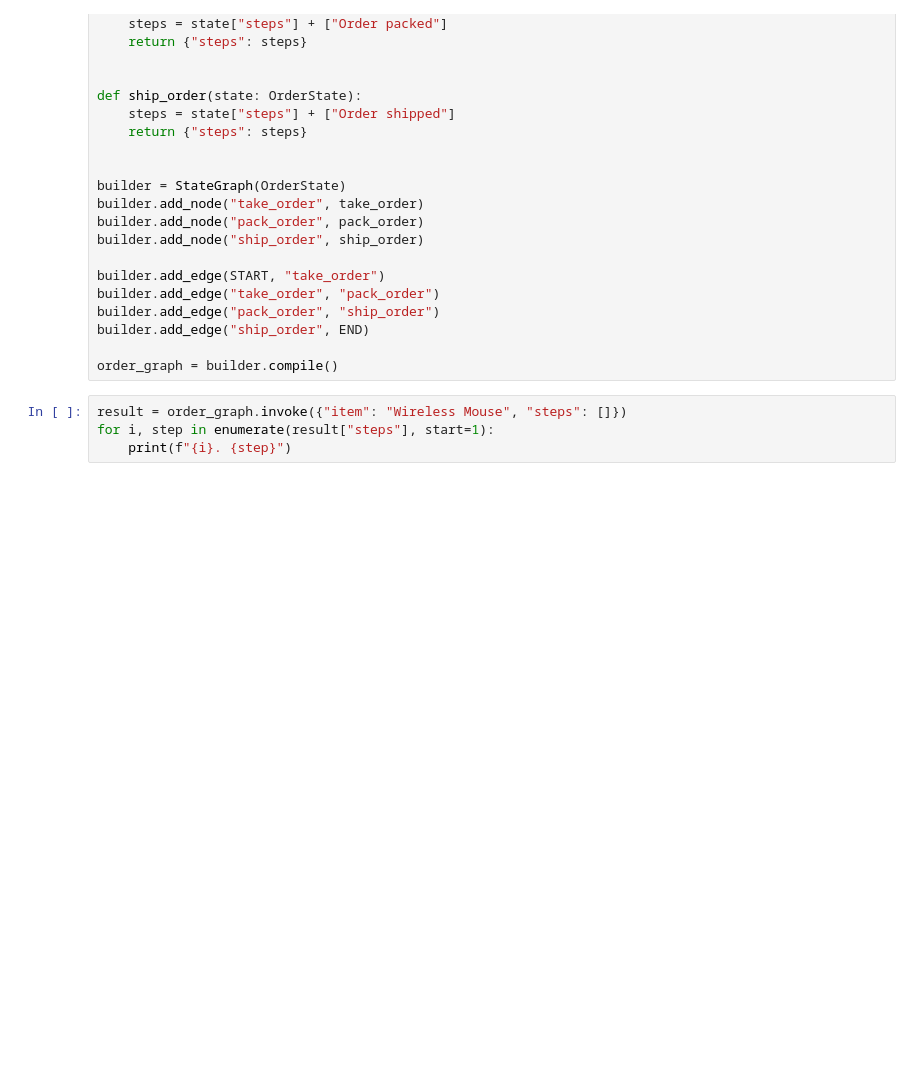
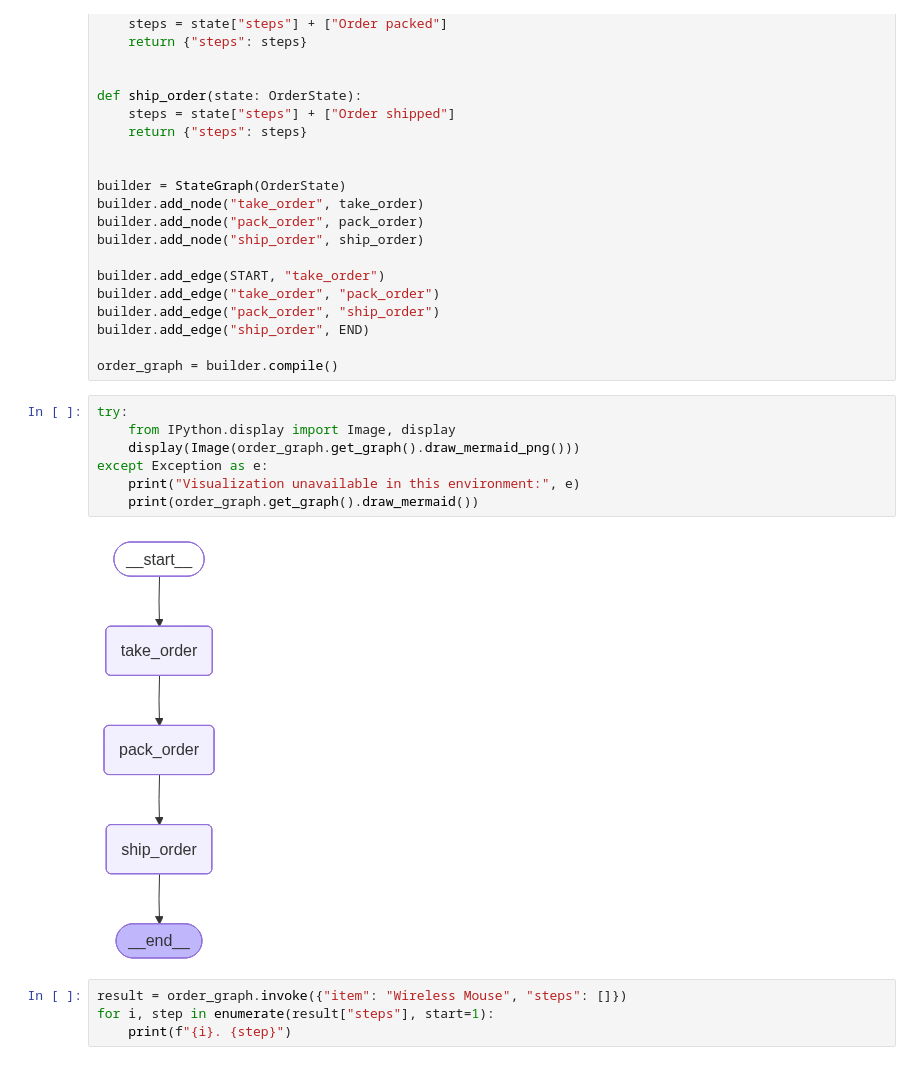
Before and after one commit to EemranLatif/razsysagentic, a Jupyter notebook: 4_lang/0_intro_Concept_LangGraph_Basics_NoLLM.ipynb, the cells around one changed output. Cells and saved outputs as stored; diff of their text form; blank space fills up the shorter version.

Commit message:
Some changes and imporvement to LangGraph exerices

```diff
--- a/4_lang/0_intro_Concept_LangGraph_Basics_NoLLM.ipynb
+++ b/4_lang/0_intro_Concept_LangGraph_Basics_NoLLM.ipynb
@@ -118,6 +118,15 @@ builder.add_edge("pack_order", "ship_order")
 builder.add_edge("ship_order", END)
 
 order_graph = builder.compile()
+# %%
+try:
+    from IPython.display import Image, display
+    display(Image(order_graph.get_graph().draw_mermaid_png()))
+except Exception as e:
+    print("Visualization unavailable in this environment:", e)
+    print(order_graph.get_graph().draw_mermaid())
+# %% [output]
+[figure, added]
 # %%
 result = order_graph.invoke({"item": "Wireless Mouse", "steps": []})
 for i, step in enumerate(result["steps"], start=1):
```
Also changed, not shown: parts of 6 cells of this notebook, 5 other files.
